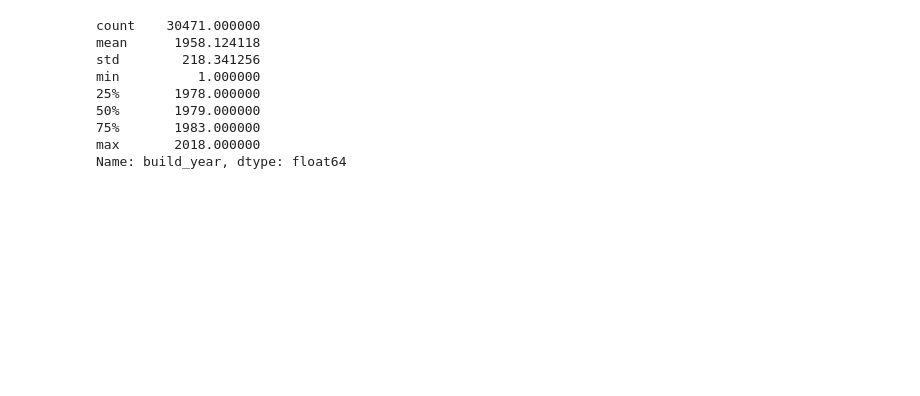
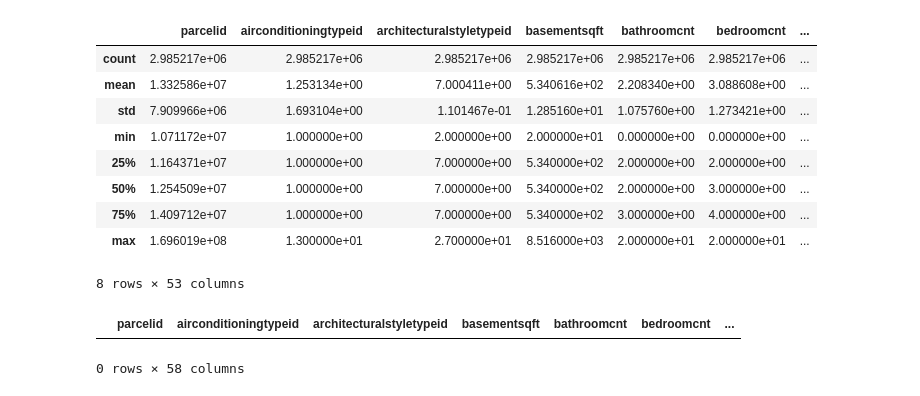
Before and after one commit to jjkleintx/Data-Mining-Group-Project, a Jupyter notebook: PythonCode/DataMiningProject1.ipynb, the cells around one changed output. Drawn from its saved outputs; the diff is of its cells as text; code cells hidden in the pictures; blank space fills up the shorter version.

```diff
--- a/PythonCode/DataMiningProject1.ipynb
+++ b/PythonCode/DataMiningProject1.ipynb
@@ -90,23 +61,46 @@ dfRussianDataUpdated.describe()
+# %%
+#We can see that a number of the data columns have NaN values that were assigned during import
+#we choose to replace those values with the median values for the variable.
+
+#Remote Null values that are created by import
+df = dfZillowData.replace(to_replace='NaN',value= np.nan)
+
+#Descriptive stats for Zillow Dat set
+#df.describe()
+
+# We may want to stop this we should probably go through and just pick a few columns
+# and fill in the null values for the columns that have missing values
+dfZillowDataUpdated = df.fillna(df.median())
+
+#Show top 15 column data types
+dfZillowDataUpdated.describe()
+# %% [output]
+|  | parcelid | airconditioningtypeid | architecturalstyletypeid | basementsqft | bathroomcnt | bedroomcnt | ... |
+| count | 2.985217e+06 | 2.985217e+06 | 2.985217e+06 | 2.985217e+06 | 2.985217e+06 | 2.985217e+06 | ... |
+| mean | 1.332586e+07 | 1.253134e+00 | 7.000411e+00 | 5.340616e+02 | 2.208340e+00 | 3.088608e+00 | ... |
+| std | 7.909966e+06 | 1.693104e+00 | 1.101467e-01 | 1.285160e+01 | 1.075760e+00 | 1.273421e+00 | ... |
+| min | 1.071172e+07 | 1.000000e+00 | 2.000000e+00 | 2.000000e+01 | 0.000000e+00 | 0.000000e+00 | ... |
+| 25% | 1.164371e+07 | 1.000000e+00 | 7.000000e+00 | 5.340000e+02 | 2.000000e+00 | 2.000000e+00 | ... |
+| 50% | 1.254509e+07 | 1.000000e+00 | 7.000000e+00 | 5.340000e+02 | 2.000000e+00 | 3.000000e+00 | ... |
+| 75% | 1.409712e+07 | 1.000000e+00 | 7.000000e+00 | 5.340000e+02 | 3.000000e+00 | 4.000000e+00 | ... |
+| max | 1.696019e+08 | 1.300000e+01 | 2.700000e+01 | 8.516000e+03 | 2.000000e+01 | 2.000000e+01 | ... |
+8 rows × 53 columns
 # %%
 #Find the median value from the original data set
-buildYearMedian = df['build_year'].median()
+yearBuiltMedian = df['yearbuilt'].median()
 
 #Find the number of homes that have a build year of 0 or a value greater than 2018
-dfRussianDataUpdated[(dfRussianDataUpdated['build_year'] == 0) | (dfRussianDataUpdated['build_year'] > 2018)]
+dfZillowData[(dfZillowData['yearbuilt']==0) | (dfZillowData['yearbuilt'] > 2018)]
 
-dfRussianDataUpdated.loc[(dfRussianDataUpdated['build_year'] == 0)] = buildYearMedian
 
-dfRussianDataUpdated.loc[(dfRussianDataUpdated['build_year'] > 2018)] = buildYearMedian
+#Update all records with 0 to have the median Year Built
+#dfRussianDataUpdated.loc[(dfRussianDataUpdated['yearbuilt'] == 0)] = yearBuiltMedian
 
-dfRussianDataUpdated['build_year'].describe()
+#Update all Recores with a build greater than 2018
+#dfRussianDataUpdated.loc[(dfRussianDataUpdated['yearbuilt'] > 2018)] = yearBuiltMedian
+
+#dfRussianDataUpdated['build_year'].describe()
 # %% [output]
+|  | parcelid | airconditioningtypeid | architecturalstyletypeid | basementsqft | bathroomcnt | bedroomcnt | ... |
-count    30471.000000
-mean      1958.124118
-std        218.341256
-min          1.000000
-25%       1978.000000
-50%       1979.000000
-75%       1983.000000
-max       2018.000000
-Name: build_year, dtype: float64
+0 rows × 58 columns
 # %%
```
Also changed, not shown: parts of 8 cells of this notebook.
